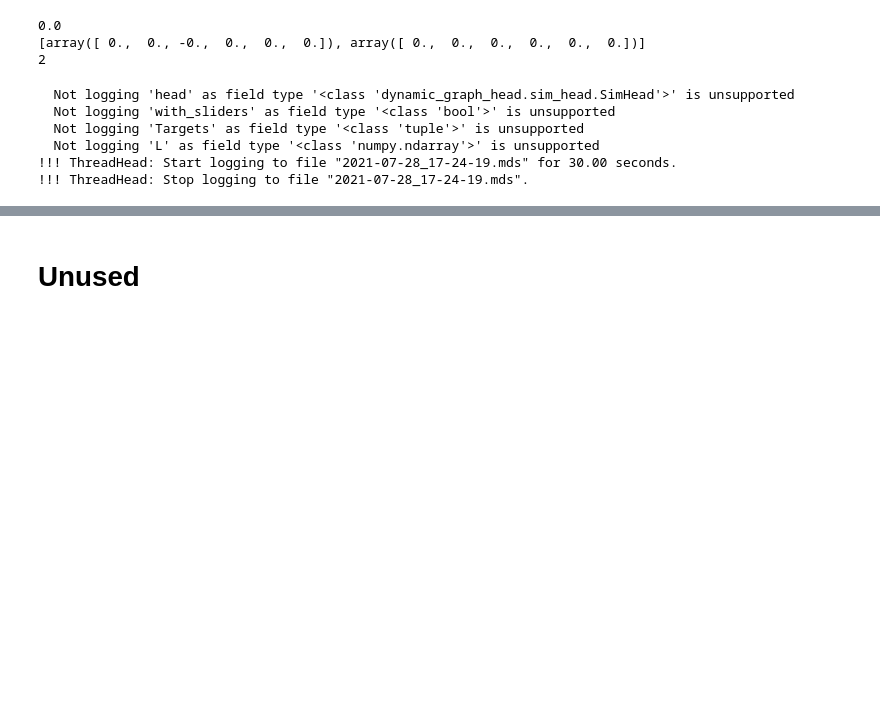
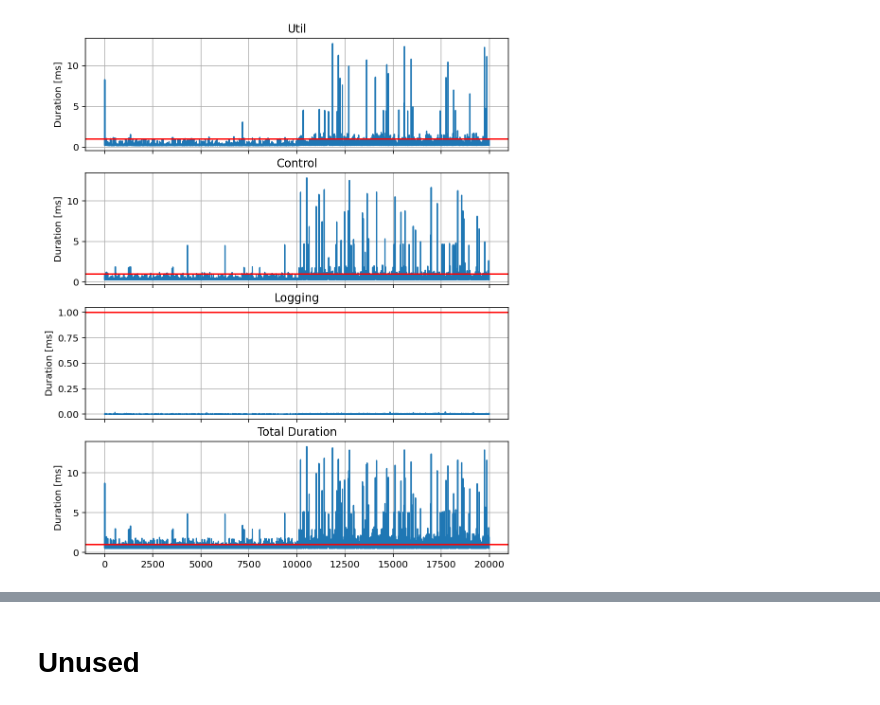
Before and after one commit to caoliheng/contact-detection, a Jupyter notebook: simul.ipynb, the cells around one changed output, grey strips where cells are left out. Cells and saved outputs as stored; diff of their text form; code cells hidden in the pictures; blank space fills up the shorter version.

Commit message:
simulation ground contact forces & foot forward kinematics comparison

```diff
--- a/simul.ipynb
+++ b/simul.ipynb
@@ -160,7 +168,7 @@ error: Only one local in-process GUI/GUI_SERVER connection allowed. Use DIRECT c
 head = SimHead(robot, vicon_name='solo8v2')
 thread_head = ThreadHead(
     0.001,  # dt
-    HoldPDController(head, 3, 0.05, True),  # safety controller
+    HoldPDController(head, 5, 0.05, True),  # safety controller
     head,  # head object
     [  # utils
         ('vicon', SimVicon(['solo8v2/solo8v2']))
@@ -168,11 +176,7 @@ thread_head = ThreadHead(
     bullet_env  # env
 )
 # %%
-print(np.sum(np.array(robot.get_force()[1])[:, 2]))
-print(robot.get_force()[1])
-print(len(robot.get_force()[1]))
+# print(np.sum(np.array(robot.get_force()[1])[:, 2]))
+# print(robot.get_force()[1])
+# print(len(robot.get_force()[1]))
-# %% [output]
-0.0
-[array([ 0.,  0., -0.,  0.,  0.,  0.]), array([ 0.,  0.,  0.,  0.,  0.,  0.])]
-2
 # %%
@@ -196,17 +208,5 @@ reset()
 # %%
-thread_head.start_logging()
-
-thread_head.sim_run(5000)
-
-thread_head.stop_logging()
-
-
-# thread_head.plot_timing()  # Plot timing information.
+thread_head.plot_timing()  # Plot timing information.
 # %% [output]
-  Not logging 'head' as field type '<class 'dynamic_graph_head.sim_head.SimHead'>' is unsupported
-  Not logging 'with_sliders' as field type '<class 'bool'>' is unsupported
-  Not logging 'Targets' as field type '<class 'tuple'>' is unsupported
-  Not logging 'L' as field type '<class 'numpy.ndarray'>' is unsupported
-!!! ThreadHead: Start logging to file "2021-07-28_17-24-19.mds" for 30.00 seconds.
-!!! ThreadHead: Stop logging to file "2021-07-28_17-24-19.mds".
+[figure, added]
 # %%
```
Also changed, not shown: parts of 12 cells of this notebook, 6 other files.
